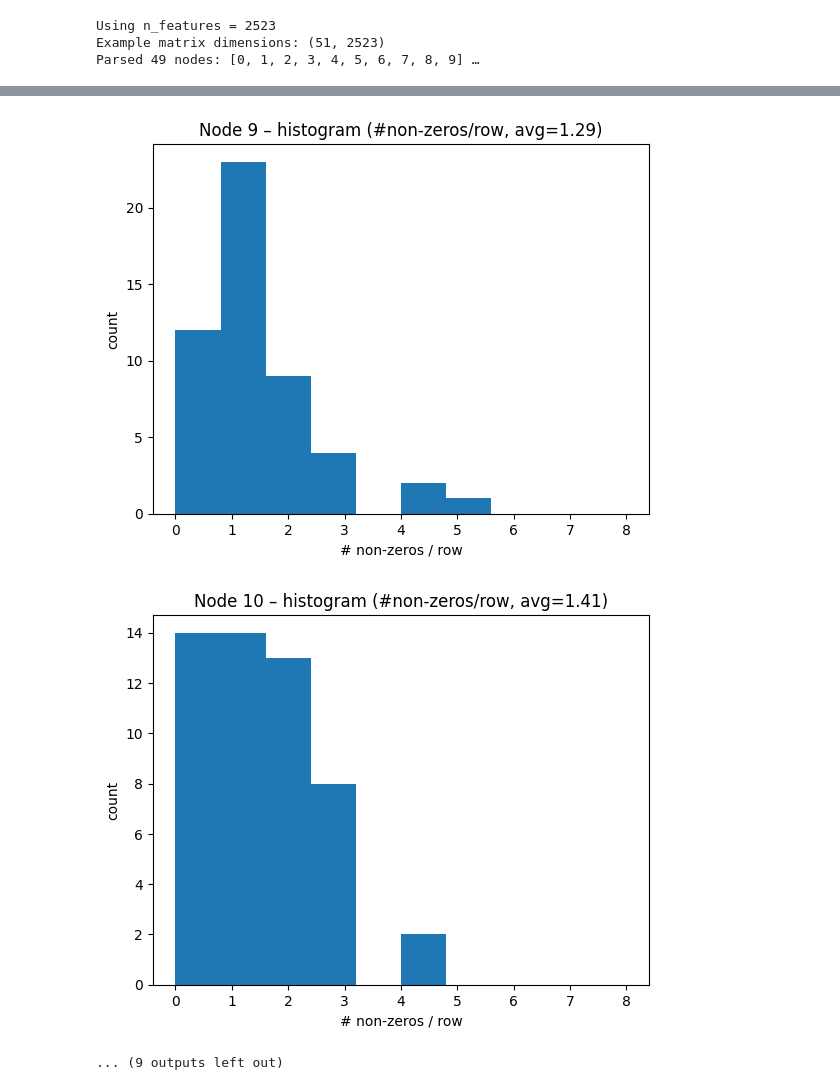
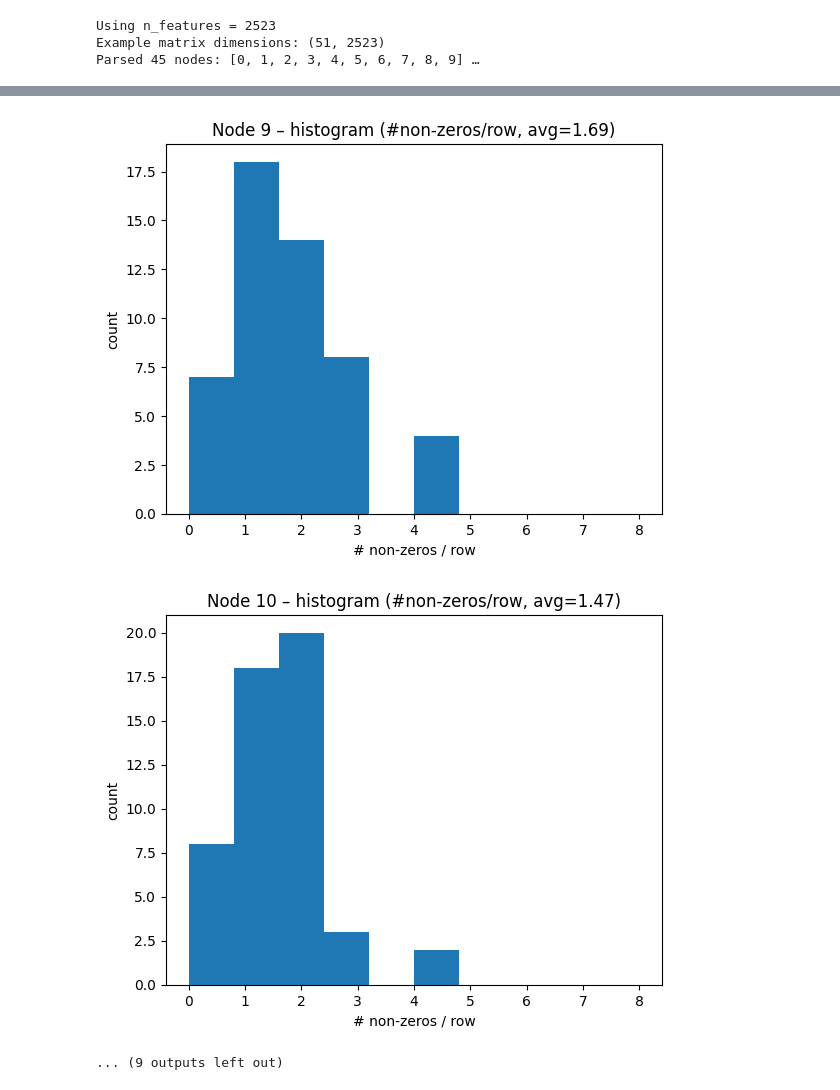
Before and after one commit to topyoon2025-art/gpu_accel_ydf, a Jupyter notebook: benchmarks/src/plot_ydf_projection_matrix.ipynb, the cells around one changed output, grey strips where cells are left out. Saved outputs shown, nothing was run; the diff lists cells and outputs as text; code cells hidden in the pictures.

Commit message:
Projection matrix for 1

```diff
--- a/benchmarks/src/plot_ydf_projection_matrix.ipynb
+++ b/benchmarks/src/plot_ydf_projection_matrix.ipynb
@@ -260,8 +322,8 @@ def parse_and_plot_matrices(
 
     return matrices
 # %%
-_ = parse_and_plot_matrices(file_path="../results/ydf_projection_matrices/projection_matrices_might_allow_empty.txt", n_features=2523)
+_ = parse_and_plot_matrices(file_path="../results/ydf_projection_matrices/projection_matrices_might_allow_empty_seed_21.txt", n_features=2523, ridgeplot_title="MIGHT Seed 21. 51 Projections, p_d_f=1.5")
 # %% [output]
 Using n_features = 2523
 Example matrix dimensions: (51, 2523)
-Parsed 49 nodes: [0, 1, 2, 3, 4, 5, 6, 7, 8, 9] …
+Parsed 45 nodes: [0, 1, 2, 3, 4, 5, 6, 7, 8, 9] …
@@ -277,3 +339,3 @@ Parsed 49 nodes: [0, 1, 2, 3, 4, 5, 6, 7, 8, 9] …
-[figure, old version]
+[figure, new version]
-[figure, old version]
+[figure, new version]
 ... (9 outputs left out)
```
Also changed, not shown: parts of 2 cells of this notebook, 2 other files.
